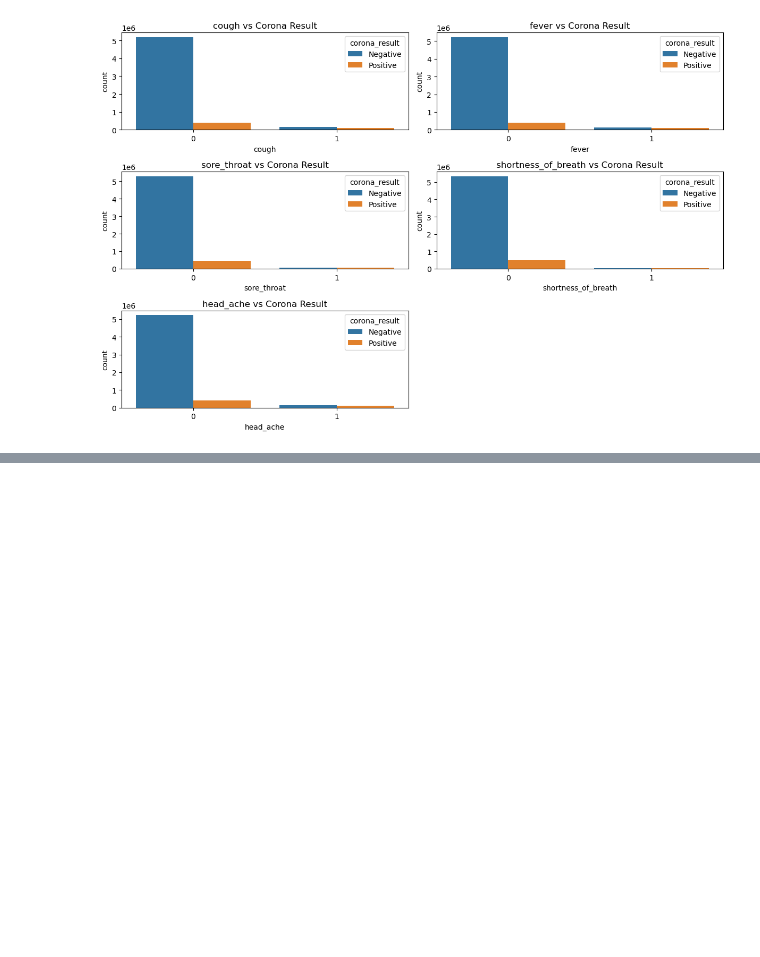
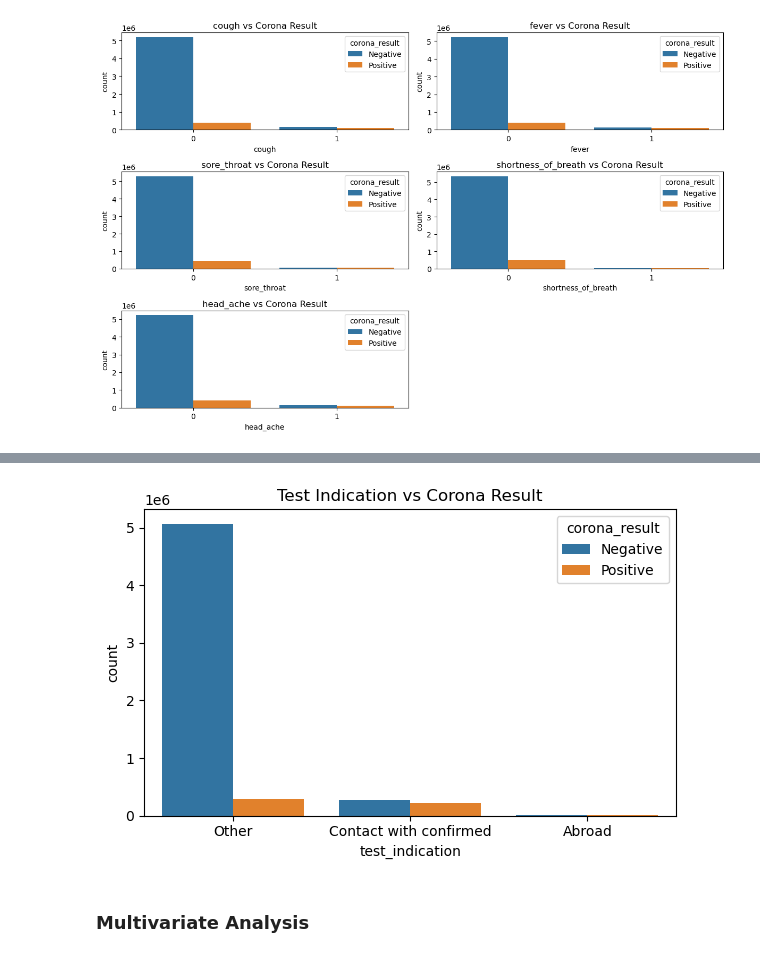
Before and after one commit to RohitRathore25/Covid19_project_prediction, a Jupyter notebook: covid19_prediction.ipynb, the cells around one changed output, grey strips where cells are left out. Drawn from its saved outputs; the diff is of its cells as text; code cells hidden in the pictures; blank space fills up the shorter version.

```diff
--- a/covid19_prediction.ipynb
+++ b/covid19_prediction.ipynb
@@ -161,0 +180,11 @@ plt.show()
+# %%
+plt.figure(figsize=(6,4))
+sns.countplot(x='test_indication', hue='corona_result', data=data)
+plt.title('Test Indication vs Corona Result')
+
+plt.tight_layout()
+plt.show()
+# %% [output]
+[figure, added]
+# %% [markdown]
+### Multivariate Analysis
```
Also changed, not shown: parts of 7 cells of this notebook.
